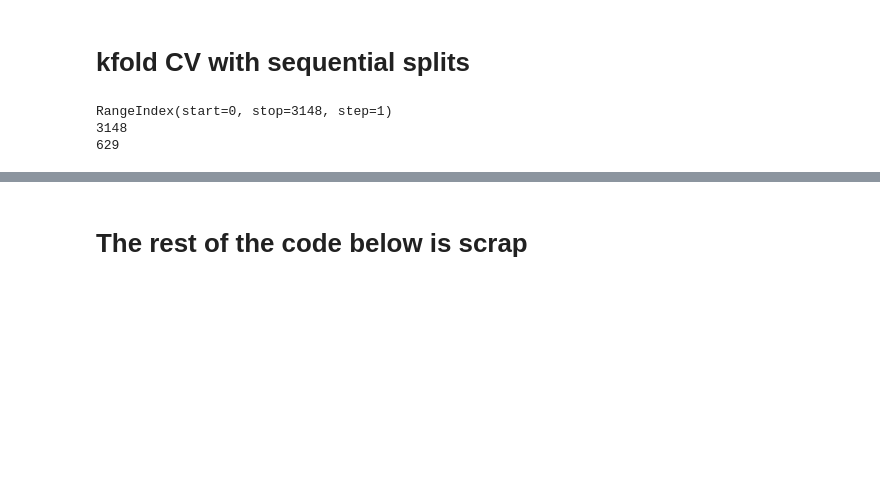
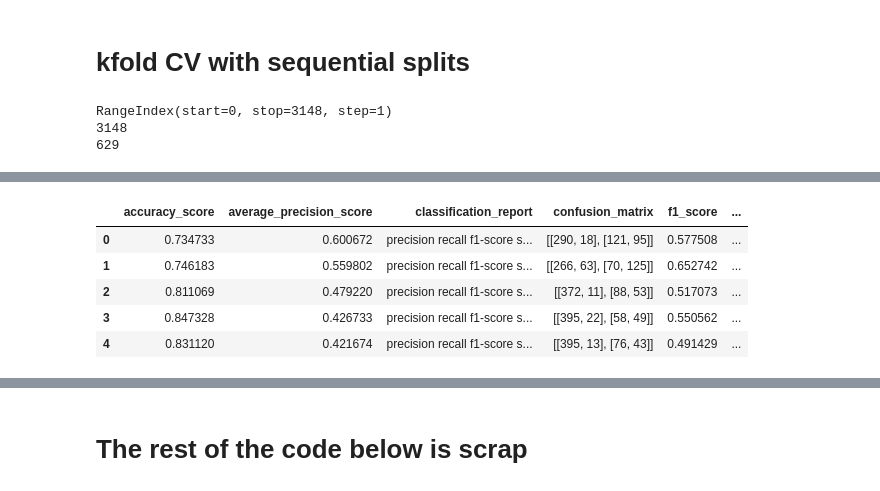
Before and after one commit to RBCCapstone/Classification, a Jupyter notebook: Logistic Regression-Sequential Order.ipynb, the cells around one changed output, grey strips where cells are left out. Drawn from its saved outputs; the diff is of its cells as text; code cells hidden in the pictures; blank space fills up the shorter version.

```diff
--- a/Logistic Regression-Sequential Order.ipynb
+++ b/Logistic Regression-Sequential Order.ipynb
@@ -487,0 +434,10 @@ print(testPrec)
+# %%
+## sbStem
+scoredf
+# %% [output]
+|  | accuracy_score | average_precision_score | classification_report | confusion_matrix | f1_score | ... |
+| 0 | 0.734733 | 0.600672 | precision recall f1-score s... | [[290, 18], [121, 95]] | 0.577508 | ... |
+| 1 | 0.746183 | 0.559802 | precision recall f1-score s... | [[266, 63], [70, 125]] | 0.652742 | ... |
+| 2 | 0.811069 | 0.479220 | precision recall f1-score s... | [[372, 11], [88, 53]] | 0.517073 | ... |
+| 3 | 0.847328 | 0.426733 | precision recall f1-score s... | [[395, 22], [58, 49]] | 0.550562 | ... |
+| 4 | 0.831120 | 0.421674 | precision recall f1-score s... | [[395, 13], [76, 43]] | 0.491429 | ... |
```
Also changed, not shown: parts of 22 cells of this notebook, 18 other files.
